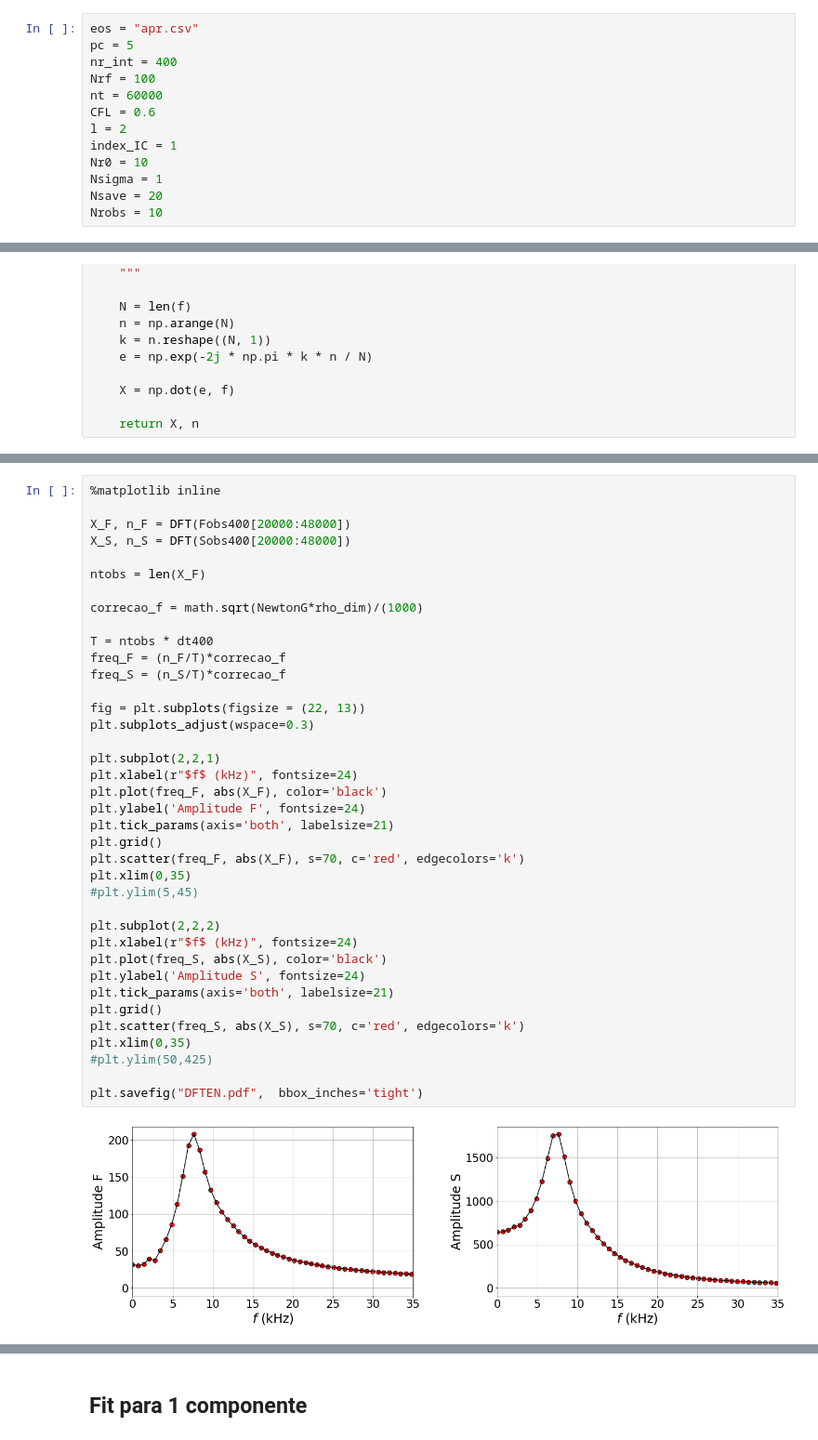
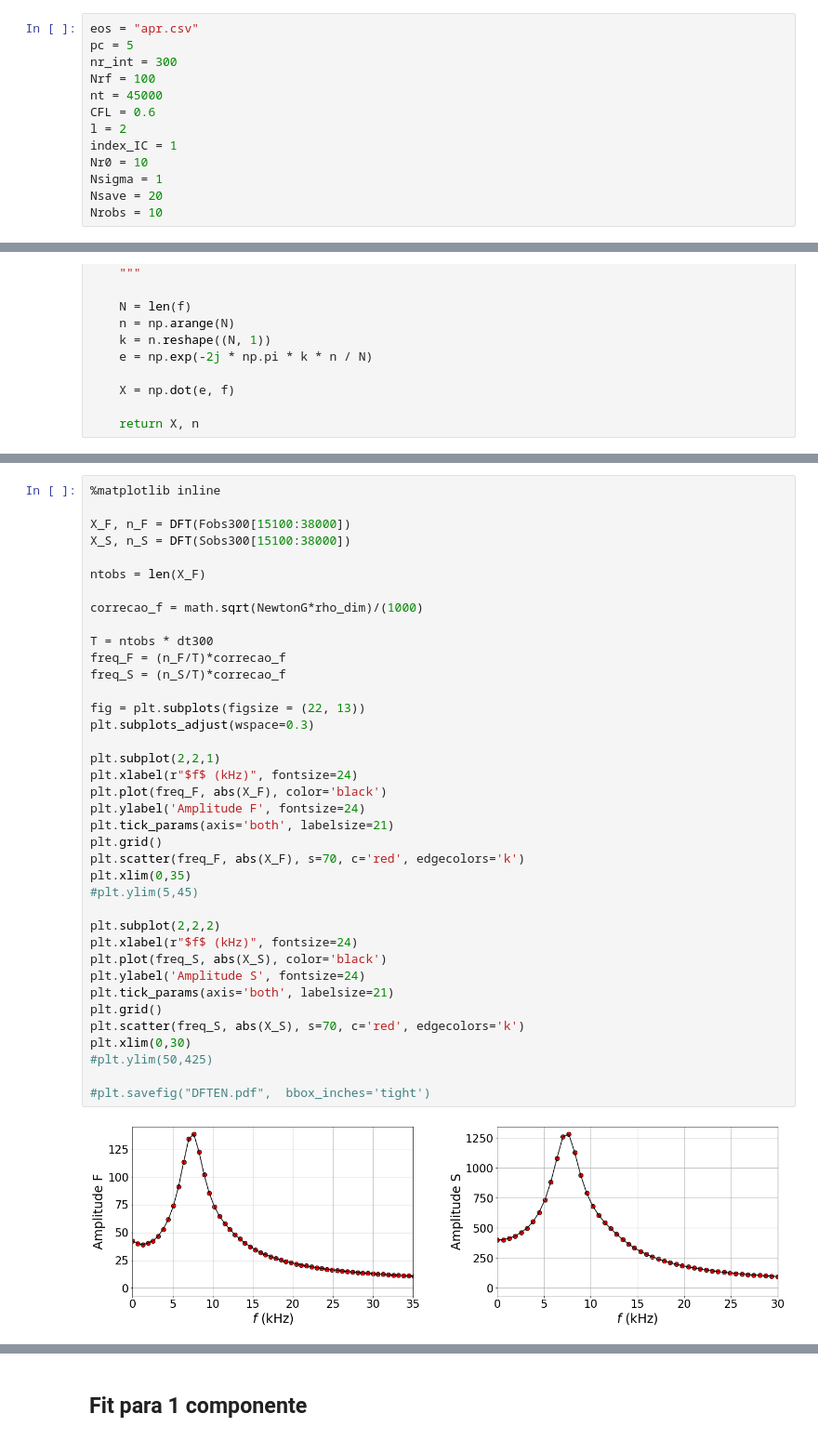
Before and after one commit to RG-UFF/Perturbations, a Jupyter notebook: Python/EN-DomTemp.ipynb, the cells around one changed output, grey strips where cells are left out. Shown: that part at 93% size. Cells and saved outputs as stored; diff of their text form.

```diff
--- a/Python/EN-DomTemp.ipynb
+++ b/Python/EN-DomTemp.ipynb
@@ -31,9 +31,9 @@ import pandas as pd
 # %%
 eos = "apr.csv"
 pc = 5
-nr_int = 400
+nr_int = 300
 Nrf = 100
-nt = 60000
+nt = 45000
 CFL = 0.6
 l = 2
 index_IC = 1
@@ -607,43 +611,43 @@ plt.xlim(0,35)
 # %%
 %matplotlib inline
 
-X_F, n_F = DFT(Fobs400[20000:48000])
-X_S, n_S = DFT(Sobs400[20000:48000])
+X_F, n_F = DFT(Fobs300[15100:38000])
+X_S, n_S = DFT(Sobs300[15100:38000])
 
 ntobs = len(X_F)
 
 correcao_f = math.sqrt(NewtonG*rho_dim)/(1000)
 
-T = ntobs * dt400
+T = ntobs * dt300
 freq_F = (n_F/T)*correcao_f
 freq_S = (n_S/T)*correcao_f
 
 fig = plt.subplots(figsize = (22, 13))
 plt.subplots_adjust(wspace=0.3)
 
 plt.subplot(2,2,1)
 plt.xlabel(r"$f$ (kHz)", fontsize=24)
 plt.plot(freq_F, abs(X_F), color='black')
 plt.ylabel('Amplitude F', fontsize=24)
 plt.tick_params(axis='both', labelsize=21)
 plt.grid()
 plt.scatter(freq_F, abs(X_F), s=70, c='red', edgecolors='k')
 plt.xlim(0,35)
 #plt.ylim(5,45)
 
 plt.subplot(2,2,2)
 plt.xlabel(r"$f$ (kHz)", fontsize=24)
 plt.plot(freq_S, abs(X_S), color='black')
 plt.ylabel('Amplitude S', fontsize=24)
 plt.tick_params(axis='both', labelsize=21)
 plt.grid()
 plt.scatter(freq_S, abs(X_S), s=70, c='red', edgecolors='k')
-plt.xlim(0,35)
+plt.xlim(0,30)
 #plt.ylim(50,425)
 
-plt.savefig("DFTEN.pdf",  bbox_inches='tight')
+#plt.savefig("DFTEN.pdf",  bbox_inches='tight')
 # %% [output]
-[figure, old version]
+[figure, new version]
 # %%
 absX_F = abs(X_F).tolist()
 absX_F_half = absX_F[:int(len(absX_F)/2)]
```
Also changed, not shown: parts of 17 cells of this notebook.
